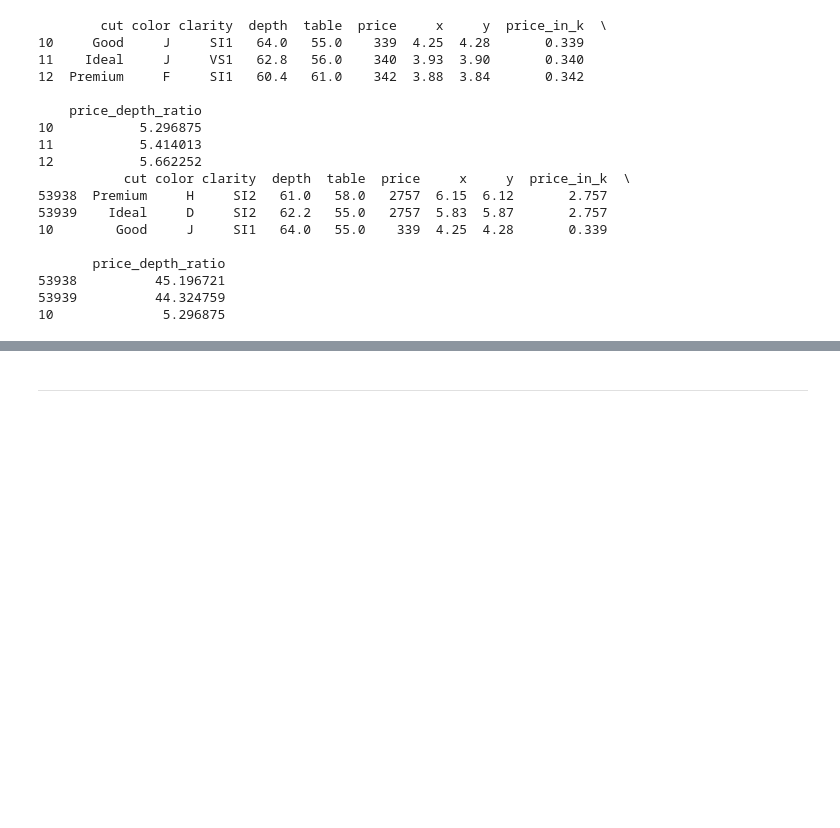
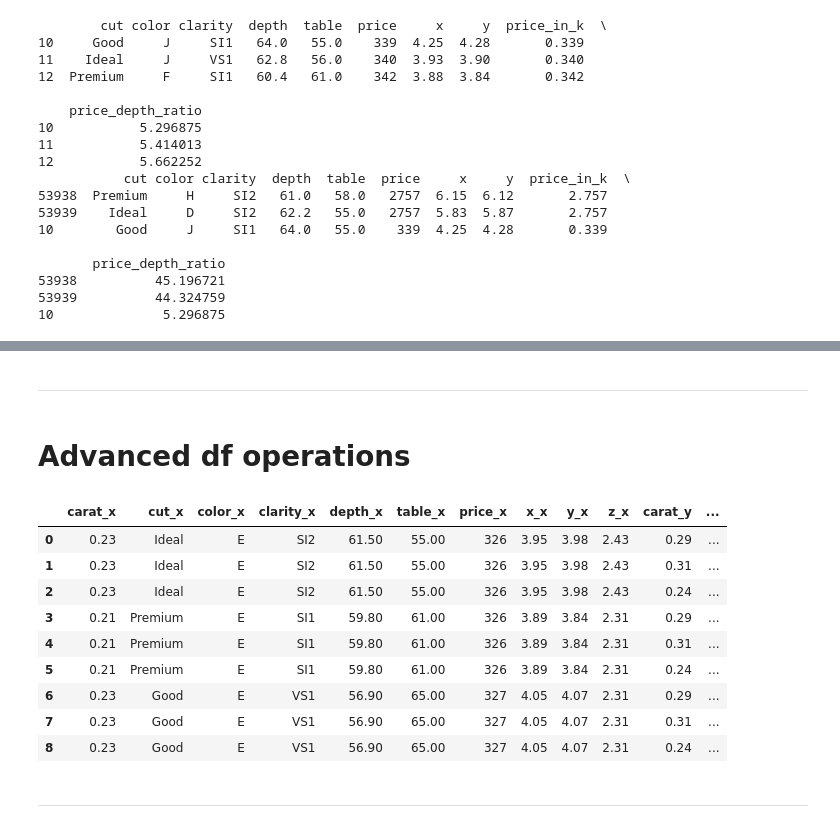
Before and after one commit to juliuskittler/templates, a Jupyter notebook: Datahandling/Pandas.ipynb, the cells around one changed output, grey strips where cells are left out. Saved outputs shown, nothing was run; the diff lists cells and outputs as text; code cells hidden in the pictures; blank space fills up the shorter version.

```diff
--- a/Visualisation/Pandas.ipynb
+++ b/Datahandling/Pandas.ipynb
@@ -4,6 +4,10 @@ import matplotlib.pyplot as plt
 import seaborn as sns; sns.set()
 import pandas as pd
 import numpy as np
+import pickle
+import os
+
+pd.options.display.float_format = '{:,.2f}'.format
 plt.rcParams["figure.figsize"] = [15,10]
 # %%
 df = sns.load_dataset("diamonds")
@@ -19,6 +23,8 @@ df.head()
 ***
 # %% [markdown]
 # Indexing
+# %%
+df = df.reset_index(drop = True) # Resting index s.t. it goes from 0 to N-1
 # %% [markdown]
 ### Single Columns
 # %%
@@ -354,3 +409,28 @@ print(df_test.tail(3))
+# %% [markdown]
+***
+# %% [markdown]
+# Advanced df operations
+# %%
+# Gettign a data frame with all possible combinations of rows of 2 data frames
+# https://stackoverflow.com/questions/53699012/performant-cartesian-product-cross-join-with-pandas
+def cartesian_product_basic(df_left, df_right):
+    return(df_left.assign(key=1).merge(df_right.assign(key=1), on='key').drop('key', 1))
+
+df1 = df.iloc[0:3, :] # 3 rows
+df2 = df.iloc[3:6, :] # 3 rows
+
+cartesian_product_basic(df1, df2) # 3x3 = 9 rows
+# %% [output]
+|  | carat_x | cut_x | color_x | clarity_x | depth_x | table_x | price_x | x_x | y_x | z_x | carat_y | ... |
+| 0 | 0.23 | Ideal | E | SI2 | 61.50 | 55.00 | 326 | 3.95 | 3.98 | 2.43 | 0.29 | ... |
+| 1 | 0.23 | Ideal | E | SI2 | 61.50 | 55.00 | 326 | 3.95 | 3.98 | 2.43 | 0.31 | ... |
+| 2 | 0.23 | Ideal | E | SI2 | 61.50 | 55.00 | 326 | 3.95 | 3.98 | 2.43 | 0.24 | ... |
+| 3 | 0.21 | Premium | E | SI1 | 59.80 | 61.00 | 326 | 3.89 | 3.84 | 2.31 | 0.29 | ... |
+| 4 | 0.21 | Premium | E | SI1 | 59.80 | 61.00 | 326 | 3.89 | 3.84 | 2.31 | 0.31 | ... |
+| 5 | 0.21 | Premium | E | SI1 | 59.80 | 61.00 | 326 | 3.89 | 3.84 | 2.31 | 0.24 | ... |
+| 6 | 0.23 | Good | E | VS1 | 56.90 | 65.00 | 327 | 4.05 | 4.07 | 2.31 | 0.29 | ... |
+| 7 | 0.23 | Good | E | VS1 | 56.90 | 65.00 | 327 | 4.05 | 4.07 | 2.31 | 0.31 | ... |
+| 8 | 0.23 | Good | E | VS1 | 56.90 | 65.00 | 327 | 4.05 | 4.07 | 2.31 | 0.24 | ... |
 # %% [markdown]
 ***
 # %% [markdown]
```
Also changed, not shown: parts of 6 cells of this notebook, 2 other files.
